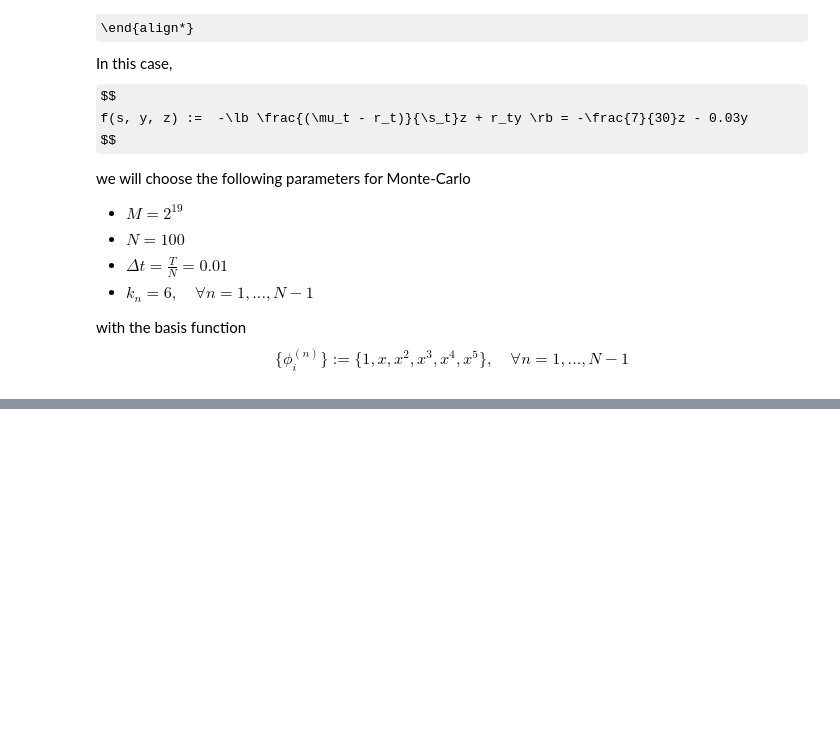
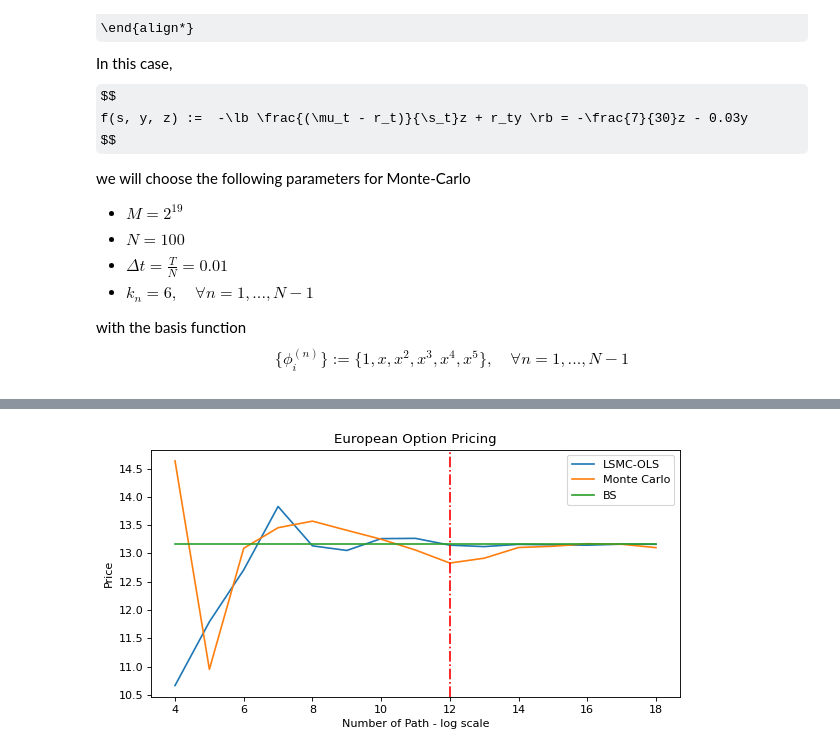
Before and after one commit to fuyin19/BSDE, a Jupyter notebook: BSDE European option.ipynb, the cells around one changed output, grey strips where cells are left out. Saved outputs shown, nothing was run; the diff lists cells and outputs as text; code cells hidden in the pictures; some formulas as TeX source; blank space fills up the shorter version.

Commit message:
update for European option demo

```diff
--- a/BSDE European option.ipynb
+++ b/BSDE European option.ipynb
@@ -126,3 +126,24 @@ plt.show()
+# %%
+MC = []
+for M in [int(2**i) for i in np.arange(4, 19, 1)]:
+    MC.append(european_option.MC_EuroCall(S_0 = s0[0], K=K, T=T, r=r, sigma=sig, N=M, M=N))
+# %%
+x = [i for i in np.arange(4, 19, 1)]
+plt.figure(figsize=(7.5, 4), dpi=80)
+plt.plot(x, p_OLS, label='LSMC-OLS')
+plt.plot(x, MC, label='Monte Carlo')
+plt.plot(x, [BS_price]*len(x), label='BS')
+plt.axvline(x = 12, color = 'r', linestyle='-.')
+plt.legend()
+plt.xlabel('Number of Path - log scale')
+plt.ylabel('Price')
+plt.title('European Option Pricing')
+
+plt.tight_layout()
+plt.savefig('european_option.png', dpi=300, bbox_inches = "tight")
+plt.show()
+# %% [output]
+[figure, added]
 # %%
 # x, p_svm = show_result_path(method="SVM", M=[2**10, 2**11, 2**12])
 # %%
```
Also changed, not shown: parts of 3 cells of this notebook, 2 other files.
